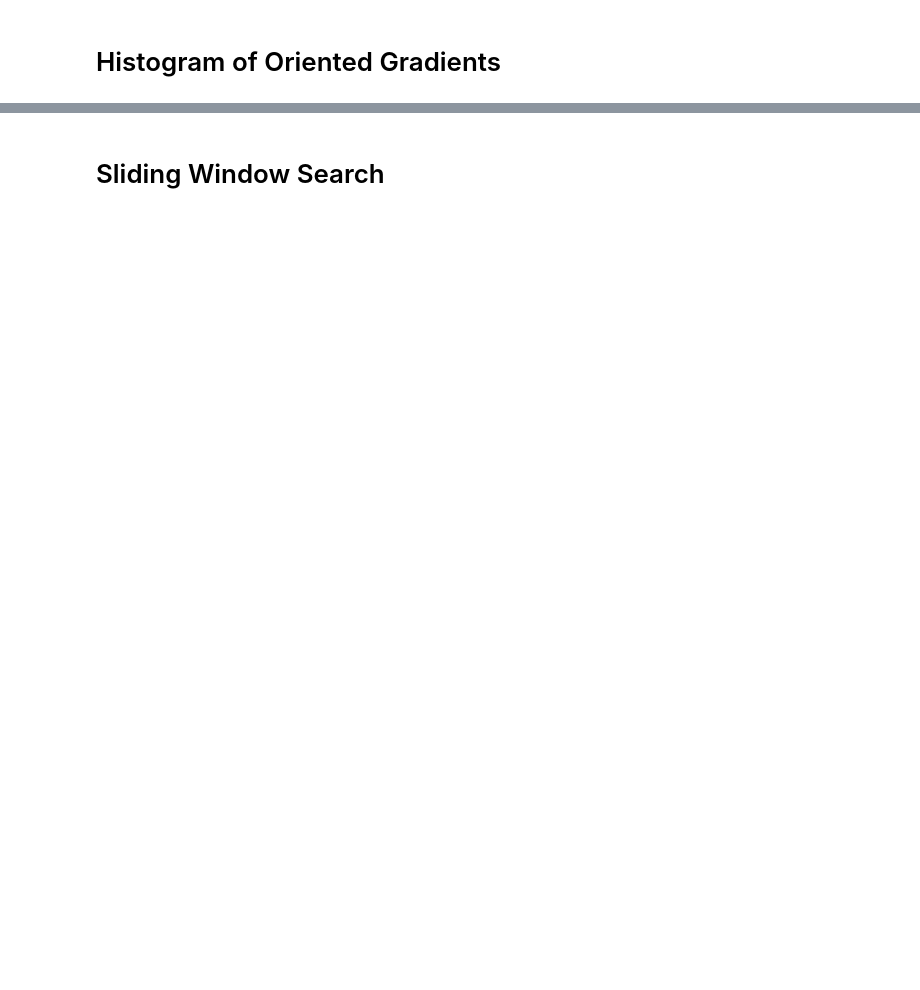
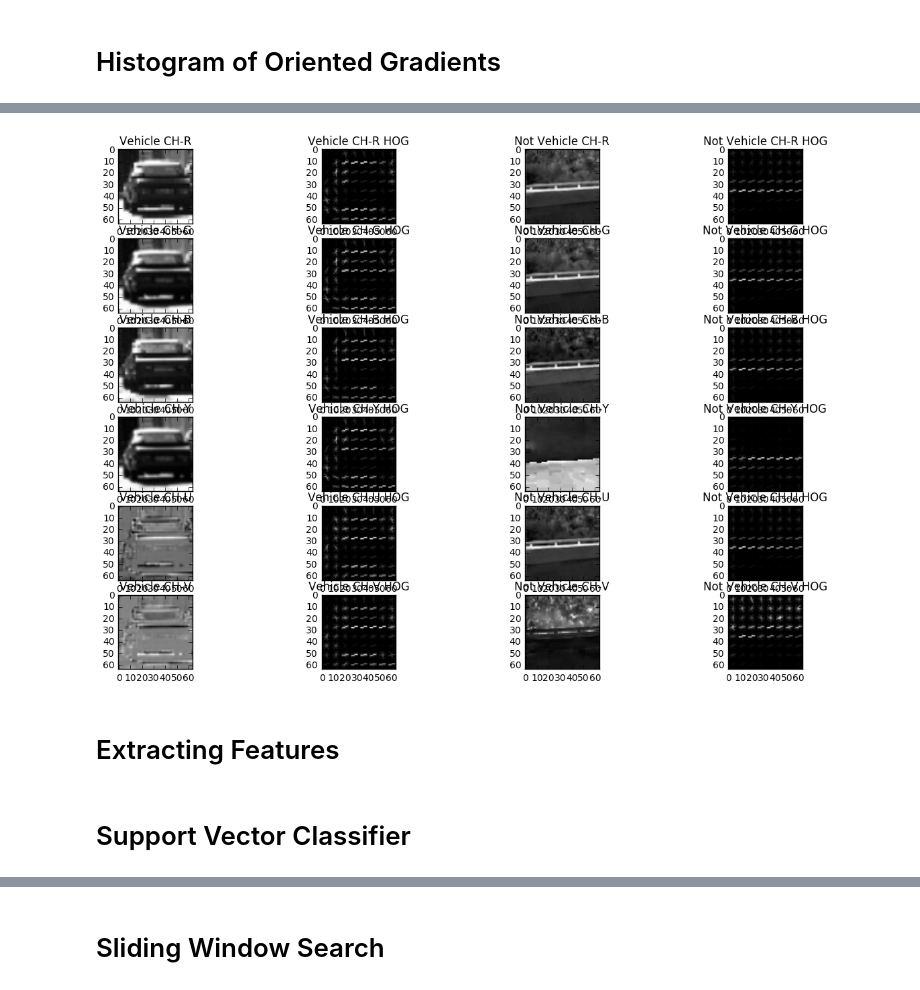
Before and after one commit to jinscript/CarND-Vehicle-Detection, a Jupyter notebook: vehicle_detection_and_tracking.ipynb, the cells around one changed output, grey strips where cells are left out. Cells and saved outputs as stored; diff of their text form; code cells hidden in the pictures; blank space fills up the shorter version.

```diff
--- a/vehicle_detection_and_tracking.ipynb
+++ b/vehicle_detection_and_tracking.ipynb
@@ -14,0 +24,66 @@ def get_hog_features(img, orient, pix_per_cell, cell_per_block, vis=False, featu
+# %%
+# compute hog features
+from skimage.feature import hog
+import cv2
+
+%matplotlib inline
+
+def get_hog_features(channel, orient, pix_per_cell, cell_per_block, vis=False, feature_vec=True):
+    if vis == True:
+        features, hog_image = hog(channel, orientations=orient, pixels_per_cell=(pix_per_cell, pix_per_cell),
+                                  cells_per_block=(cell_per_block, cell_per_block), transform_sqrt=False,
+                                  visualise=True, feature_vector=False)
+        return np.array(features), hog_image
+    else:
+        features = hog(channel, orientations=orient, pixels_per_cell=(pix_per_cell, pix_per_cell),
+                       cells_per_block=(cell_per_block, cell_per_block), transform_sqrt=False,
+                       visualise=False, feature_vector=feature_vec)
+        return np.array(features)
+
+yuv = cv2.cvtColor(vehicle, cv2.COLOR_RGB2YUV)
+vehicle_channels = [('R', vehicle[:,:,0]),
+                    ('G', vehicle[:,:,1]),
+                    ('B', vehicle[:,:,2]),
+                    ('Y', yuv[:,:,0]),
+                    ('U', yuv[:,:,1]),
+                    ('V', yuv[:,:,2])]
+
+yuv = cv2.cvtColor(non_vehicle, cv2.COLOR_RGB2HLS)
+non_vehicle_channels = [('R', non_vehicle[:,:,0]),
+                        ('G', non_vehicle[:,:,1]),
+                        ('B', non_vehicle[:,:,2]),
+                        ('Y', yuv[:,:,0]),
+                        ('U', yuv[:,:,1]),
+                        ('V', yuv[:,:,2])]
+
+f, axarr = plt.subplots(6, 4, figsize=(15,10))
+
+for i in range(6):
+
+        _, hog_img = get_hog_features(vehicle_channels[i][1],
+                                      orient=9,
+                                      pix_per_cell=8,
+                                      cell_per_block=2,
+                                      vis=True)
+
+        axarr[i][0].imshow(vehicle_channels[i][1], cmap='gray')
+        axarr[i][0].set_title('Vehicle CH-{}'.format(vehicle_channels[i][0]))
+        axarr[i][1].imshow(hog_img, cmap='gray')
+        axarr[i][1].set_title('Vehicle CH-{} HOG'.format(vehicle_channels[i][0]))
+
+for i in range(6):
+
+        _, hog_img = get_hog_features(non_vehicle_channels[i][1],
+                                      orient=9,
+                                      pix_per_cell=8,
+                                      cell_per_block=2,
+                                      vis=True)
+
+        axarr[i][2].imshow(non_vehicle_channels[i][1], cmap='gray')
+        axarr[i][2].set_title('Not Vehicle CH-{}'.format(vehicle_channels[i][0]))
+        axarr[i][3].imshow(hog_img, cmap='gray')
+        axarr[i][3].set_title('Not Vehicle CH-{} HOG'.format(vehicle_channels[i][0]))
+# %% [output]
+[figure, added]
+# %% [markdown]
+# Extracting Features
@@ -14,0 +115,2 @@ def get_hog_features(img, orient, pix_per_cell, cell_per_block, vis=False, featu
+# %% [markdown]
+# Support Vector Classifier
```
Also changed, not shown: parts of 11 cells of this notebook, 1 other file.
